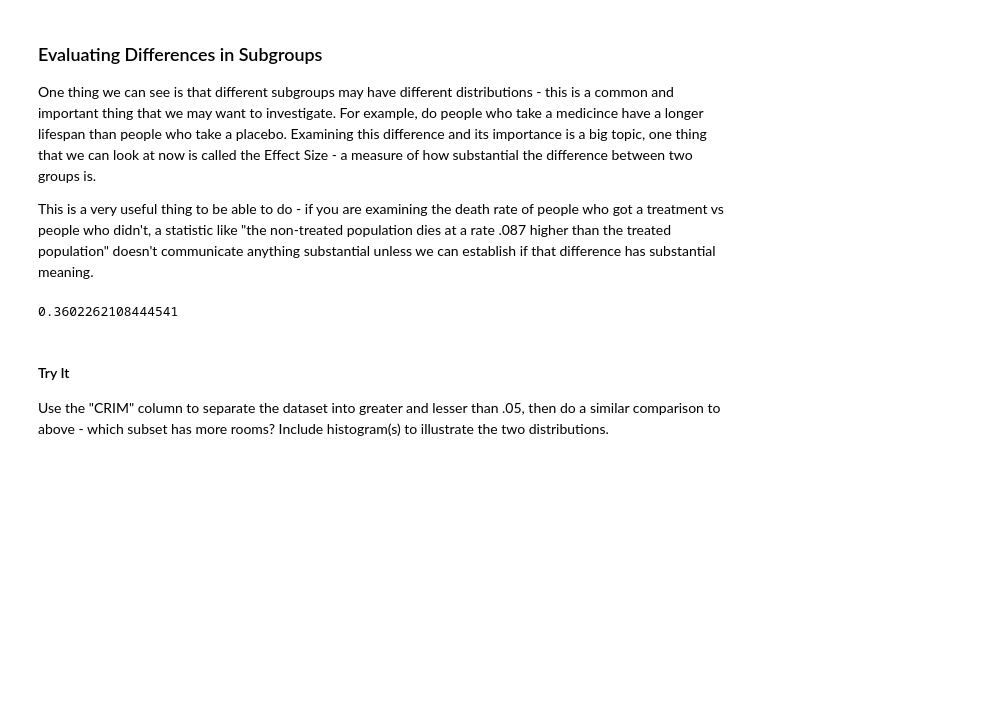
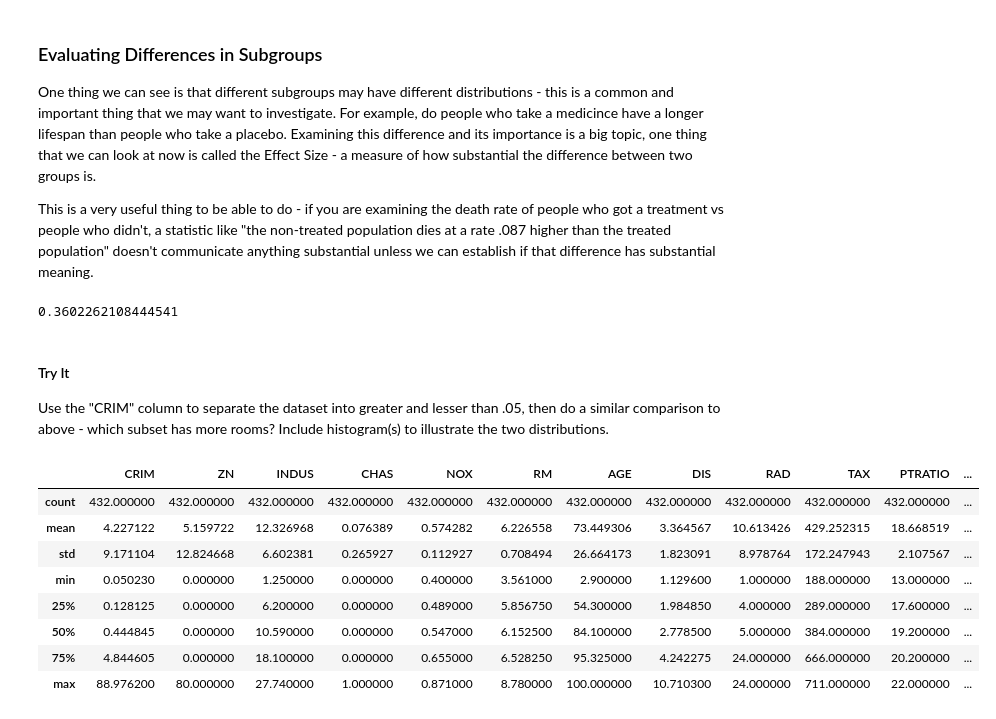
Before and after one commit to Pizza1119/Basic_Stats_in_Python_Student_Workbooks, a Jupyter notebook: 002_Basic_Histograms.ipynb, the cells around one changed output. Cells and saved outputs as stored; diff of their text form; code cells hidden in the pictures; blank space fills up the shorter version.

```diff
--- a/002_Basic_Histograms.ipynb
+++ b/002_Basic_Histograms.ipynb
@@ -273,3 +273,18 @@ CohenEffectSize(river["RM"], noRiver["RM"])
 #### Try It
 
 Use the "CRIM" column to separate the dataset into greater and lesser than .05, then do a similar comparison to above - which subset has more rooms? Include histogram(s) to illustrate the two distributions.
+# %%
+crime1 = df[df["CRIM"] >= 0.05]
+crime2 = df[df["CRIM"] < 0.05]
+
+crime1.describe()
+# %% [output]
+|  | CRIM | ZN | INDUS | CHAS | NOX | RM | AGE | DIS | RAD | TAX | PTRATIO | ... |
+| count | 432.000000 | 432.000000 | 432.000000 | 432.000000 | 432.000000 | 432.000000 | 432.000000 | 432.000000 | 432.000000 | 432.000000 | 432.000000 | ... |
+| mean | 4.227122 | 5.159722 | 12.326968 | 0.076389 | 0.574282 | 6.226558 | 73.449306 | 3.364567 | 10.613426 | 429.252315 | 18.668519 | ... |
+| std | 9.171104 | 12.824668 | 6.602381 | 0.265927 | 0.112927 | 0.708494 | 26.664173 | 1.823091 | 8.978764 | 172.247943 | 2.107567 | ... |
+| min | 0.050230 | 0.000000 | 1.250000 | 0.000000 | 0.400000 | 3.561000 | 2.900000 | 1.129600 | 1.000000 | 188.000000 | 13.000000 | ... |
+| 25% | 0.128125 | 0.000000 | 6.200000 | 0.000000 | 0.489000 | 5.856750 | 54.300000 | 1.984850 | 4.000000 | 289.000000 | 17.600000 | ... |
+| 50% | 0.444845 | 0.000000 | 10.590000 | 0.000000 | 0.547000 | 6.152500 | 84.100000 | 2.778500 | 5.000000 | 384.000000 | 19.200000 | ... |
+| 75% | 4.844605 | 0.000000 | 18.100000 | 0.000000 | 0.655000 | 6.528250 | 95.325000 | 4.242275 | 24.000000 | 666.000000 | 20.200000 | ... |
+| max | 88.976200 | 80.000000 | 27.740000 | 1.000000 | 0.871000 | 8.780000 | 100.000000 | 10.710300 | 24.000000 | 711.000000 | 22.000000 | ... |
```
Also changed, not shown: parts of 3 cells of this notebook, 2 other files.
